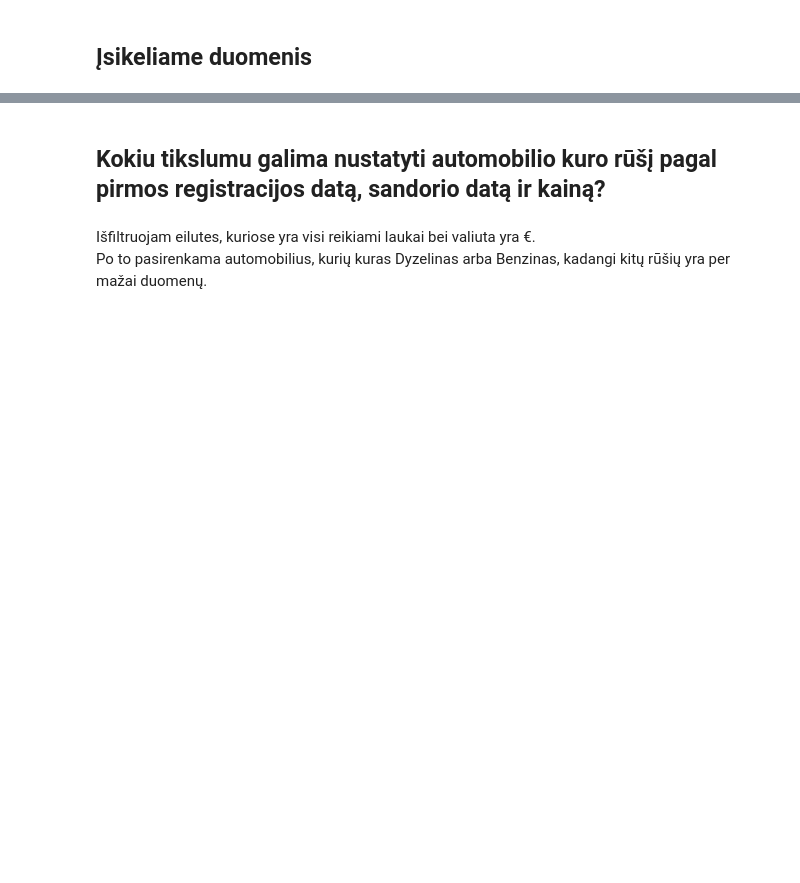
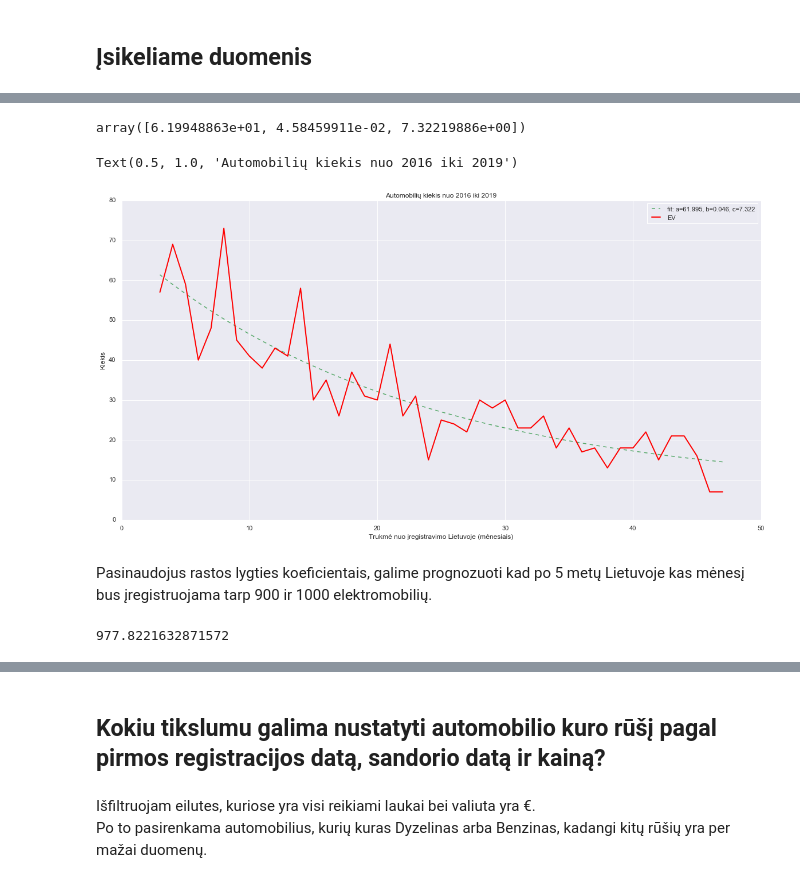
Before and after one commit to AlgirdasKartavicius/MM_2miniProjektas, a Jupyter notebook: 2MiniProjektas.ipynb, the cells around one changed output, grey strips where cells are left out. Drawn from its saved outputs; the diff is of its cells as text; code cells hidden in the pictures; blank space fills up the shorter version.

```diff
--- a/2MiniProjektas.ipynb
+++ b/2MiniProjektas.ipynb
@@ -65,0 +187,5 @@ raw_data.head()
+# %%
+fuel_data = raw_data[raw_data['DEGALAI'].notnull()]
+fuel_data = fuel_data[fuel_data['DEGALAI'] != '--']
+fuel_data['PIRM_REG_DATA_LT'] =pd.to_datetime(fuel_data['PIRM_REG_DATA_LT'], errors='coerce')
+electrical_vehicle = fuel_data[fuel_data['DEGALAI'] == 'Elektra']
@@ -65,0 +194,5 @@ raw_data.head()
+# %%
+per = electrical_vehicle['PIRM_REG_DATA_LT'].dt.to_period("M")
+ev_grouped = electrical_vehicle.groupby(per)['PIRM_REG_DATA_LT'].count().to_frame('FUEL_COUNT').reset_index()
+ev_grouped['MONTHS'] =  ((date.today().year - ev_grouped['PIRM_REG_DATA_LT'].dt.year) * 12 + date.today().month - ev_grouped['PIRM_REG_DATA_LT'].dt.month)
+ev_grouped.head()
@@ -65,0 +206,24 @@ raw_data.head()
+# %%
+def func(x, a, b, c):  return a * np.exp(-b * x) + c
+popt, pcov = curve_fit(func, ev_grouped['MONTHS'], ev_grouped['FUEL_COUNT'])
+popt
+# %% [output]
+array([6.19948863e+01, 4.58459911e-02, 7.32219886e+00])
+# %%
+plt.figure(figsize=(20,10))
+plt.plot(ev_grouped['MONTHS'], func(ev_grouped['MONTHS'],*popt), 'g--', label='fit: a=%5.3f, b=%5.3f, c=%5.3f' % tuple(popt))
+plt.plot('MONTHS', 'FUEL_COUNT', data=ev_grouped,  marker='', color='red', linewidth=2, label='EV')
+plt.legend()
+plt.xlabel('Trukmė nuo įregistravimo Lietuvoje (mėnesiais)')
+plt.ylabel('Kiekis')
+plt.title('Automobilių kiekis nuo 2016 iki 2019')
+# %% [output]
+Text(0.5, 1.0, 'Automobilių kiekis nuo 2016 iki 2019')
+[figure, added]
+# %% [markdown]
+Pasinaudojus rastos lygties koeficientais, galime prognozuoti kad po 5 metų Lietuvoje kas mėnesį bus įregistruojama tarp 900 ir 1000 elektromobilių.
+# %%
+y = func(-60, popt[0], popt[1], popt[2])
+y
+# %% [output]
+977.8221632871572
```
Also changed, not shown: parts of 41 cells of this notebook, 1 other file.
